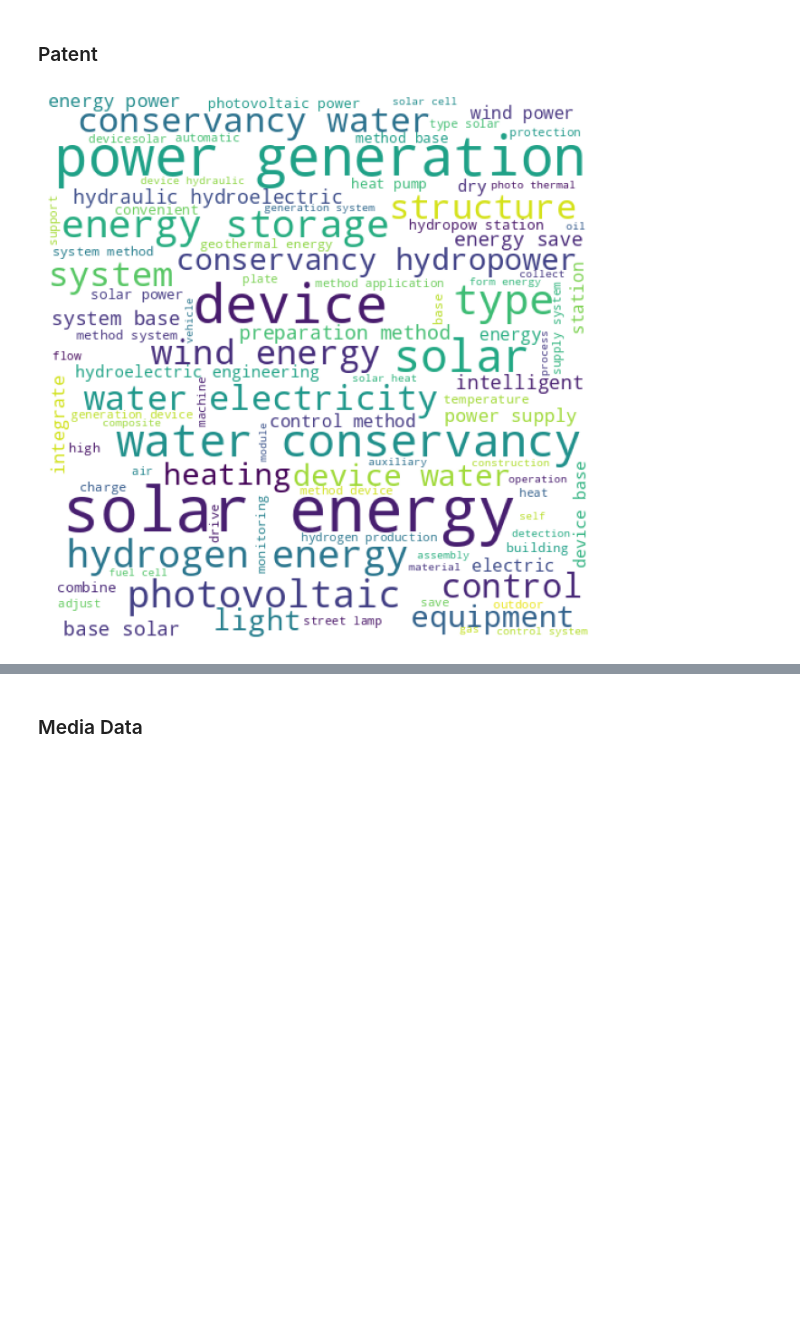
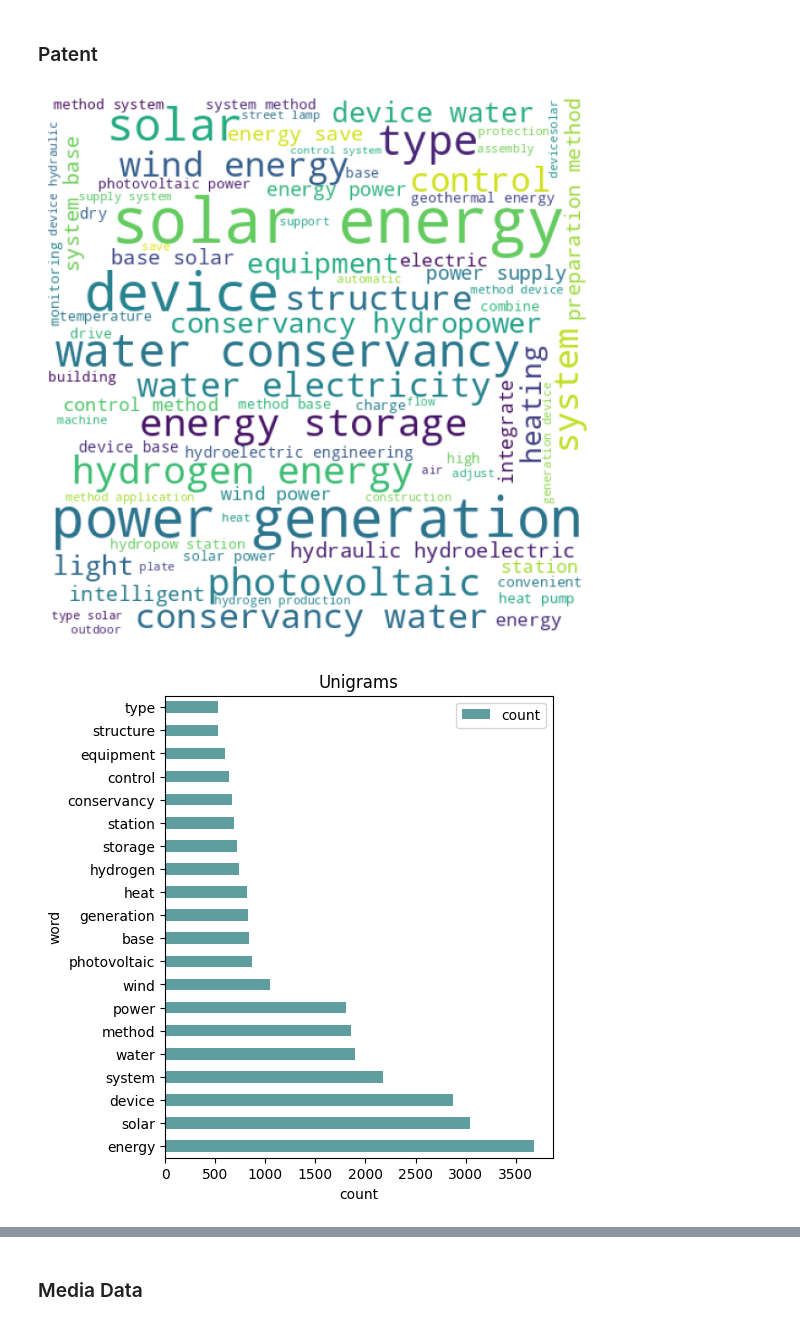
Before and after one commit to lucarenz1997/NLP, a Jupyter notebook: Stage_1_Cleaning_and_Preprocessing.ipynb, the cells around one changed output, grey strips where cells are left out. Saved outputs shown, nothing was run; the diff lists cells and outputs as text; code cells hidden in the pictures; blank space fills up the shorter version.

```diff
--- a/Stage_1_Cleaning_and_Preprocessing.ipynb
+++ b/Stage_1_Cleaning_and_Preprocessing.ipynb
@@ -531,9 +531,22 @@ def get_top_n_trigram(corpus, n=None):
     words_freq = [(word, sum_words[0, idx]) for word, idx in vec.vocabulary_.items()]
     words_freq =sorted(words_freq, key = lambda x: x[1], reverse=True)
     return words_freq[:n]
+
+def basic_eta(df, col):
+  create_word_cloud(df, col)
+
+  tfidf = tfidf_vectorizer.fit_transform(df[col])
+  ngrams = tfidf_vectorizer.get_feature_names_out()
+  ngram_df = pd.DataFrame(tfidf.todense(), columns=ngrams)
+  ngram_df.sum().sort_values(ascending=False)[:20]
+
+  plot_n_grams(get_top_n_words(df[col], 20), 'Unigrams')
+  plot_n_grams(get_top_n_bigram(df[col], 20), 'Bigrams')
+  plot_n_grams(get_top_n_trigram(df[col], 20), 'Trigrams')
 # %% [markdown]
 ### Patent
 # %%
-create_word_cloud(patent_data, "title")
+basic_eta(patent_data, "title")
 # %% [output]
-[figure, old version]
+[figure, new version]
+[figure, added]
```
Also changed, not shown: parts of 13 cells of this notebook.
